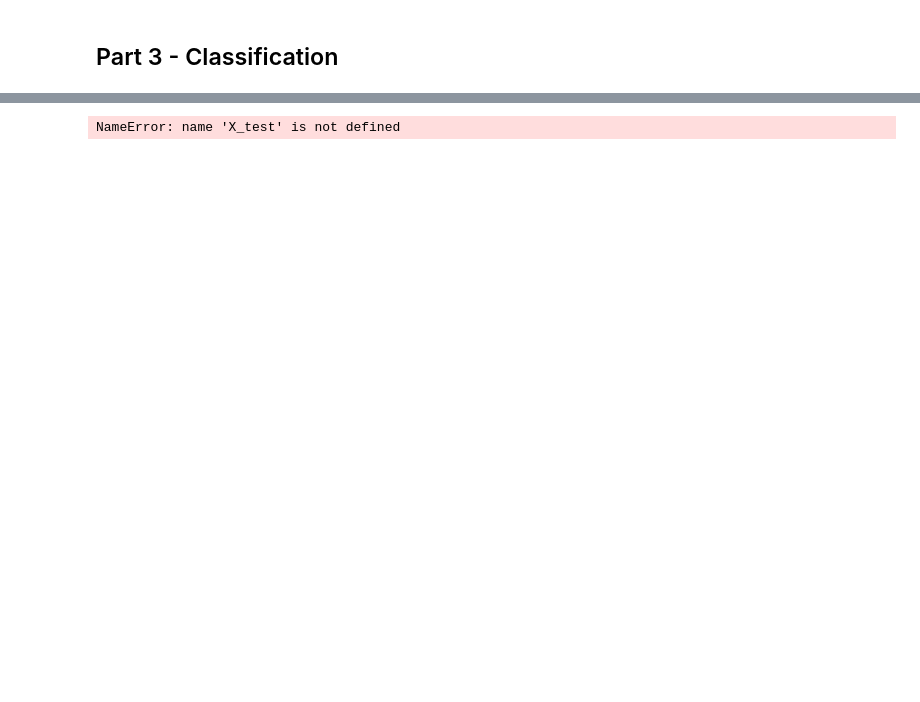
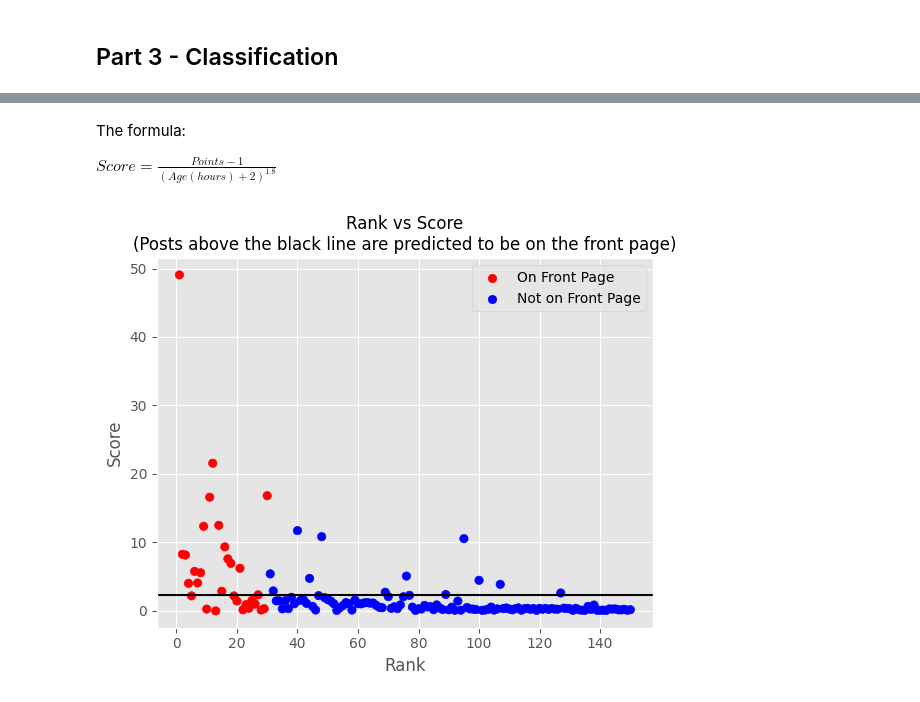
Before and after one commit to YuanRuQian/cs6017-labs, a Jupyter notebook: HW3/HW3.ipynb, the cells around one changed output, grey strips where cells are left out. Cells and saved outputs as stored; diff of their text form; code cells hidden in the pictures; blank space fills up the shorter version.

```diff
--- a/HW3/HW3.ipynb
+++ b/HW3/HW3.ipynb
@@ -273,32 +264,46 @@ The accuracy score is 0.8, which indicates that the logistic regression model co
-# %%
-import numpy as np
-
-x1 = np.linspace(min(X_test['Title Length']), max(X_test['Title Length']), 100)
-x2 = np.linspace(min(X_test['Age(hours)']), max(X_test['Age(hours)']), 100)
-X1, X2 = np.meshgrid(x1, x2)
-
-
-X_grid = np.array([X1.flatten(), X2.flatten(),
-                  np.zeros(10000), np.zeros(10000)]).T
-y_grid = logreg.predict(X_grid)
-
-
-y_grid = y_grid.reshape(X1.shape)
-
-
-plt.scatter(X_test['Title Length'], X_test['Age(hours)'],
-            c=y_test, cmap='RdYlBu', edgecolors='k', label='Actual')
-
-plt.contourf(X1, X2, y_grid, alpha=0.5, cmap='RdYlBu', levels=1)
-
-plt.xlabel('Title Length')
-plt.ylabel('Age (hours)')
-plt.title('Logistic Regression Decision Boundary')
-
-plt.colorbar(label='Predicted')
-
-plt.legend()
-
-plt.show()
-# %% [output]
-NameError: name 'X_test' is not defined
+# %% [markdown]
+The formula:
+
+$Score = \frac{Points - 1}{(Age(hours) + 2)^{1.8}}$
+# %%
+import matplotlib.pyplot as plt
+from sklearn.linear_model import LogisticRegression
+import pandas as pd
+first_page_threshold_rank = 30
+
+df['Front Page'] = np.where(df['Rank'] <= first_page_threshold_rank, 1, 0)
+
+df['Score'] = (df['Points'] - 1) / (df['Age(hours)'] + 2) ** 1.8
+
+# Sort DataFrame by 'Score' in descending order
+df = df.sort_values(by='Score', ascending=False)
+
+# Initialize 'Predicted Front Page' column with 0 for all rows
+df['Predicted Front Page'] = 0
+
+# Assign 1 to top 30 rows
+df.loc[:first_page_threshold_rank - 1,
+       'Predicted Front Page'] = 1
+# %%
+
+colors = ['blue', 'red']
+front_page_colors = [colors[fp] for fp in df['Front Page']]
+
+plt.scatter(df['Rank'], df['Score'], c=front_page_colors)
+plt.axhline(y=df.iloc[first_page_threshold_rank - 1]
+            ['Score'], color='black')
+plt.xlabel('Rank')
+plt.ylabel('Score')
+
+# Set the title with different font sizes
+plt.title('Rank vs Score\n(Posts above the black line are predicted to be on the front page)',
+          fontsize=12)
+
+# Add legends
+plt.scatter([], [], color='red', label='On Front Page')
+plt.scatter([], [], color='blue', label='Not on Front Page')
+plt.legend()
+
+plt.show()
+# %% [output]
+[figure, added]
```
Also changed, not shown: parts of 26 cells of this notebook, 1 other file.
